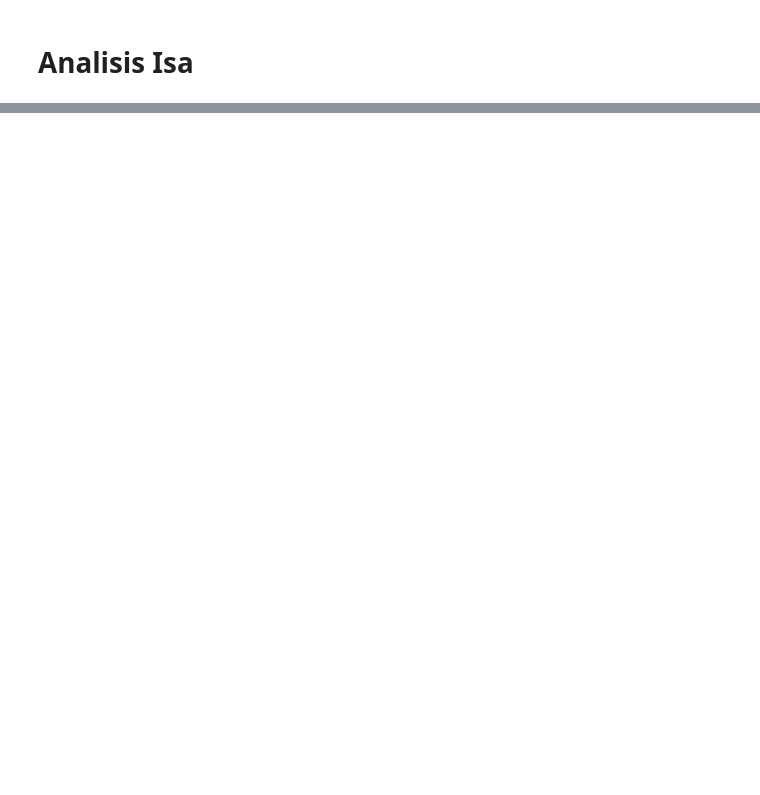
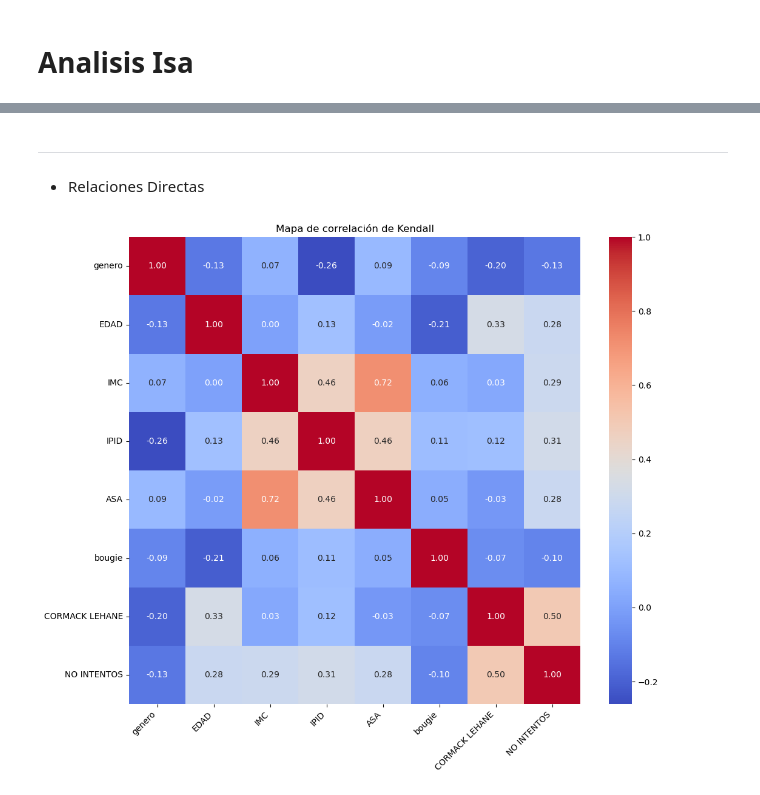
Before and after one commit to JustBati/4fun, a Jupyter notebook: isa.ipynb, the cells around one changed output, grey strips where cells are left out. Drawn from its saved outputs; the diff is of its cells as text; code cells hidden in the pictures; blank space fills up the shorter version.

```diff
--- a/isa.ipynb
+++ b/isa.ipynb
@@ -110,0 +89,11 @@ Con los resultados de las matrices de correlacion mediante los 3 metodos princip
+# %% [markdown]
+-----
+- Relaciones Directas
+# %%
+plt.figure(figsize=(12, 10))
+ax =sns.heatmap(df_clean.corr('kendall'), annot=True, cmap='coolwarm', fmt=".2f")
+ax.set_title("Mapa de correlación de Kendall")
+ax.set_xticklabels(ax.get_xticklabels(), rotation=45, horizontalalignment='right')
+plt.show()
+# %% [output]
+[figure, added]
```
Also changed, not shown: parts of 26 cells of this notebook, 1 other file.
